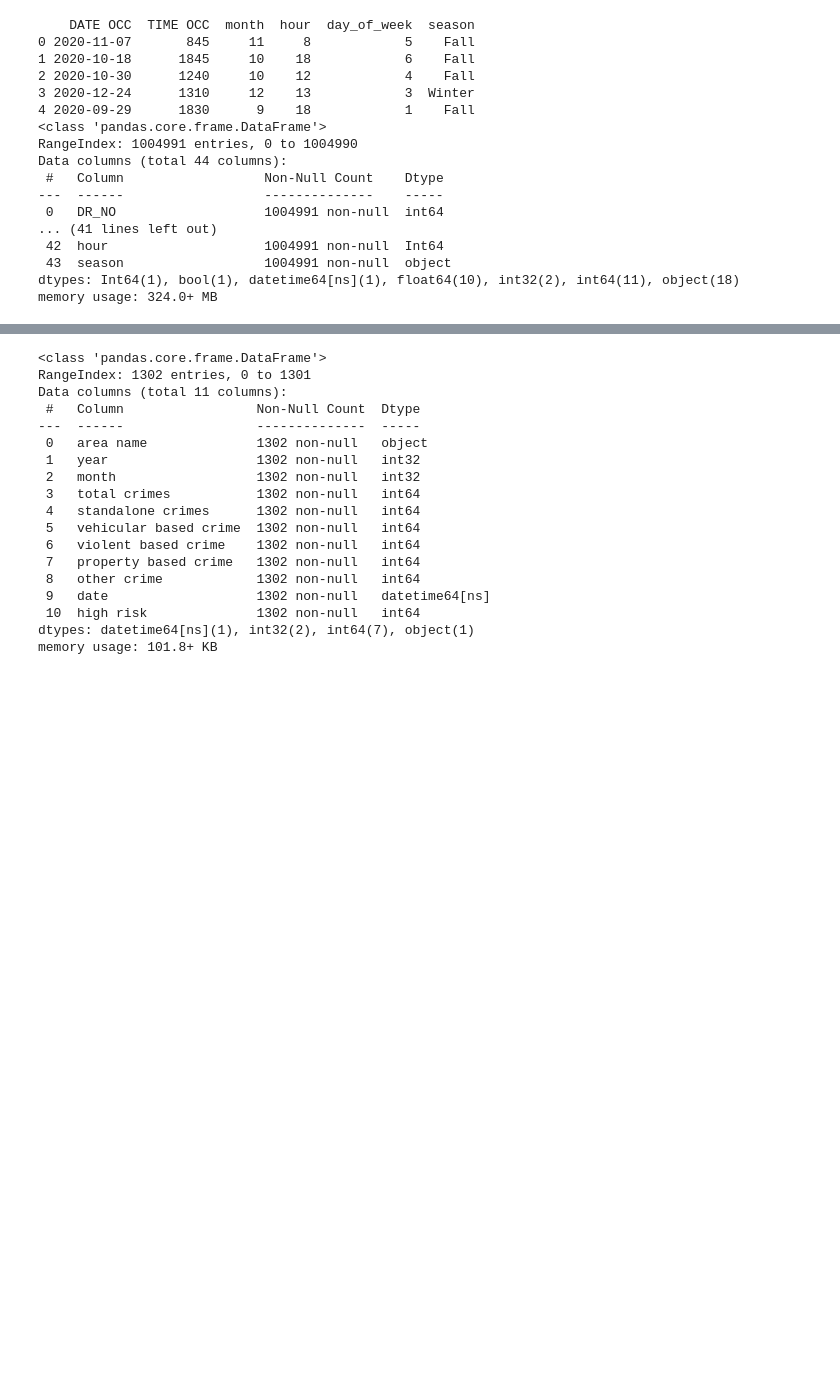
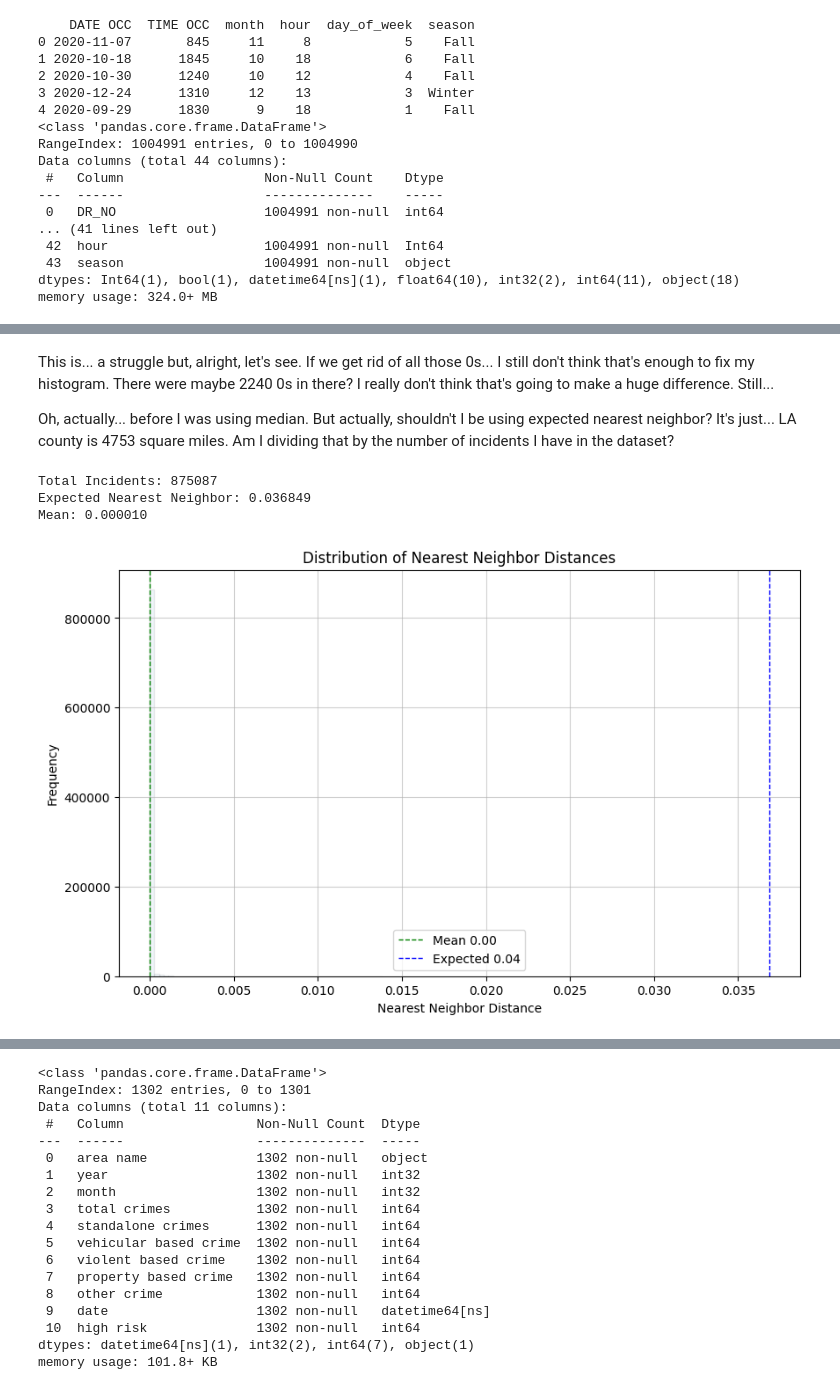
Before and after one commit to TheFoolOrpheus/DAT-490-Capstone, a Jupyter notebook: LACrime.ipynb, the cells around one changed output, grey strips where cells are left out. Drawn from its saved outputs; the diff is of its cells as text; code cells hidden in the pictures; blank space fills up the shorter version.

```diff
--- a/LACrime.ipynb
+++ b/LACrime.ipynb
@@ -950,0 +1027,35 @@ memory usage: 324.0+ MB
+# %% [markdown]
+This is... a struggle but, alright, let's see. If we get rid of all those 0s... I still don't think that's enough to fix my histogram. There were maybe 2240 0s in there? I really don't think that's going to make a huge difference. Still...
+
+Oh, actually... before I was using median. But actually, shouldn't I be using expected nearest neighbor? It's just... LA county is 4753 square miles. Am I dividing that by the number of incidents I have in the dataset?
+# %%
+totalincidents = len(lapd_plus_zip)
+print(f"Total Incidents: {totalincidents}")
+expected_nn = .5 * np.sqrt(4753 / totalincidents)
+print(f"Expected Nearest Neighbor: {expected_nn:.6f}")
+
+coordinates = lapd_plus_zip[['LAT', 'LON']].values
+
+tree = cKDTree(coordinates)
+
+distances, indices = tree.query(coordinates, k=2)
+
+nearneigh = distances[:, 1]
+
+print(f"Mean: {nearneigh.mean():.6f}")
+
+plt.figure(figsize=(10,6))
+plt.hist(nearneigh, bins = 50, alpha = .07, edgecolor= 'black')
+plt.axvline(nearneigh.mean(), color='green', linestyle='--', linewidth=1, label=f'Mean {nearneigh.mean():.2f}')
+plt.axvline(expected_nn, color='blue', linestyle='--', linewidth=1, label=f'Expected {expected_nn:.2f}')
+plt.xlabel('Nearest Neighbor Distance')
+plt.ylabel('Frequency')
+plt.title('Distribution of Nearest Neighbor Distances')
+plt.legend()
+plt.grid(True, alpha=0.6)
+plt.show()
+# %% [output]
+Total Incidents: 875087
+Expected Nearest Neighbor: 0.036849
+Mean: 0.000010
+[figure, added]
```
Also changed, not shown: parts of 15 cells of this notebook.
